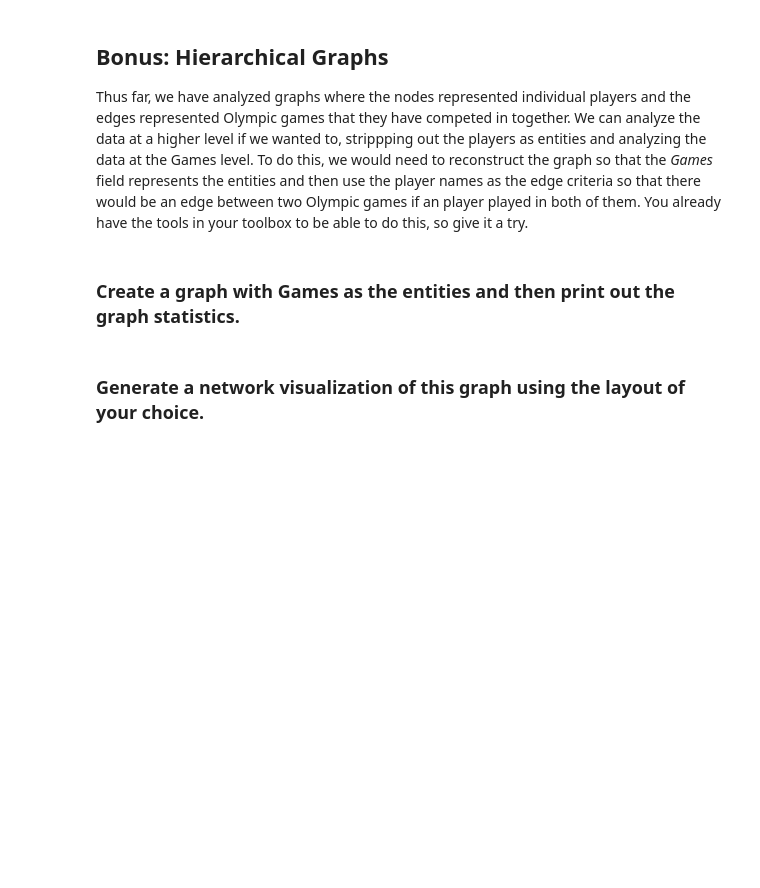
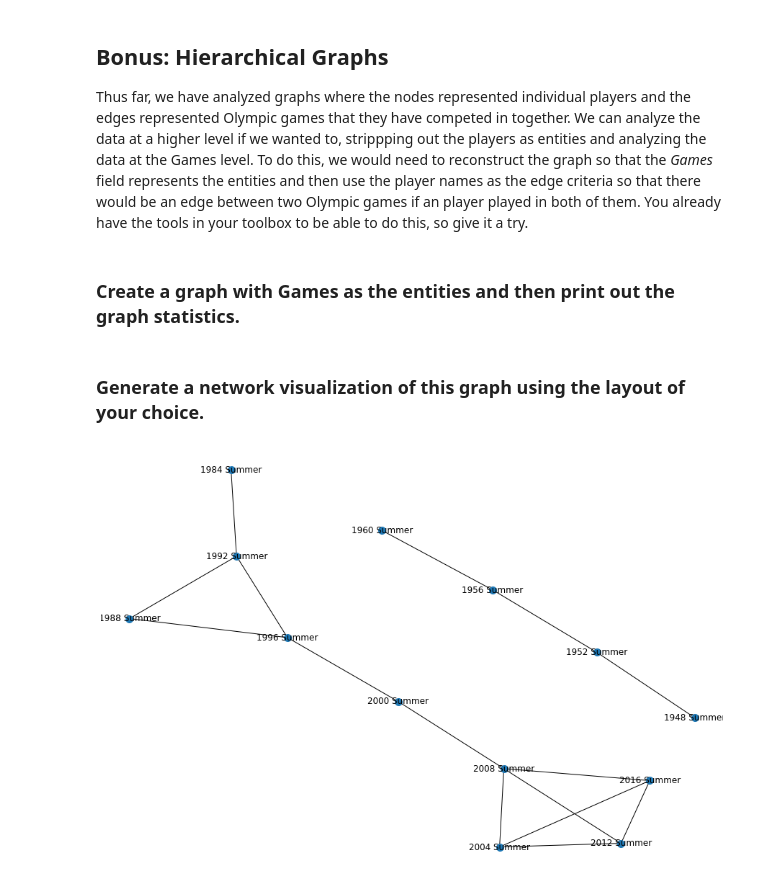
Before and after one commit to ta-datapt-bcn/lab-network-analysis, a Jupyter notebook: your-code/main.ipynb, the cells around one changed output. Cells and saved outputs as stored; diff of their text form; code cells hidden in the pictures; blank space fills up the shorter version.

```diff
--- a/your-code/main.ipynb
+++ b/your-code/main.ipynb
@@ -49,2 +163,10 @@ Thus far, we have analyzed graphs where the nodes represented individual players
 # %% [markdown]
 ### Generate a network visualization of this graph using the layout of your choice.
+# %%
+games = df_to_graph(basketball,'Games', 'Name')
+# %%
+G = nx.from_pandas_edgelist(games, source='Games_x', target='Games_y', edge_attr=True)
+# %%
+nx.draw(G, pos=nx.kamada_kawai_layout(G), node_size=100, with_labels=True)
+# %% [output]
+[figure, added]
```
Also changed, not shown: parts of 27 cells of this notebook.
